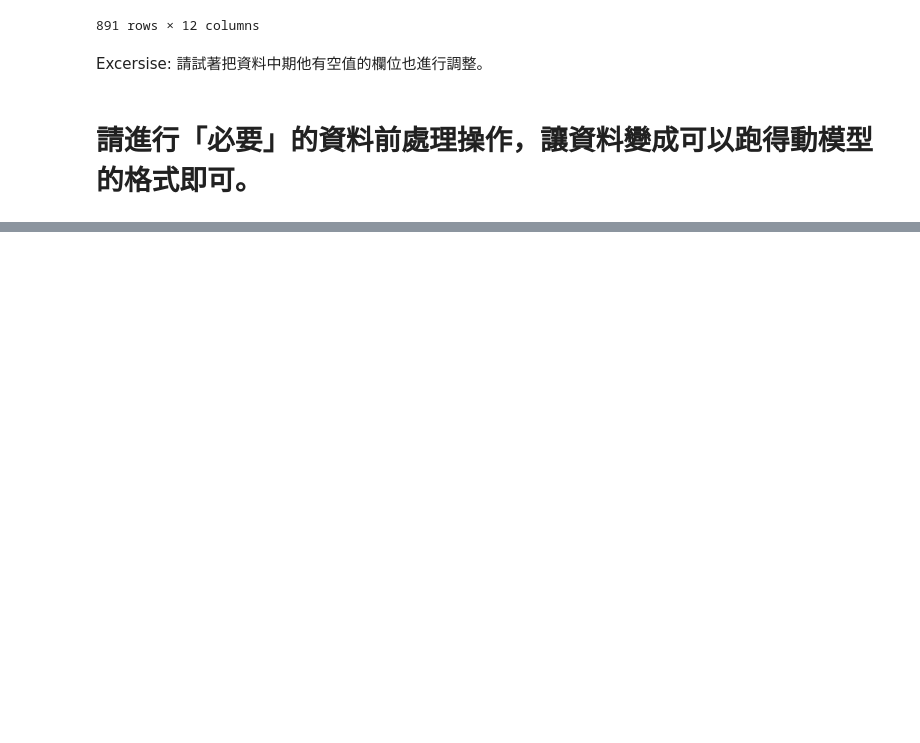
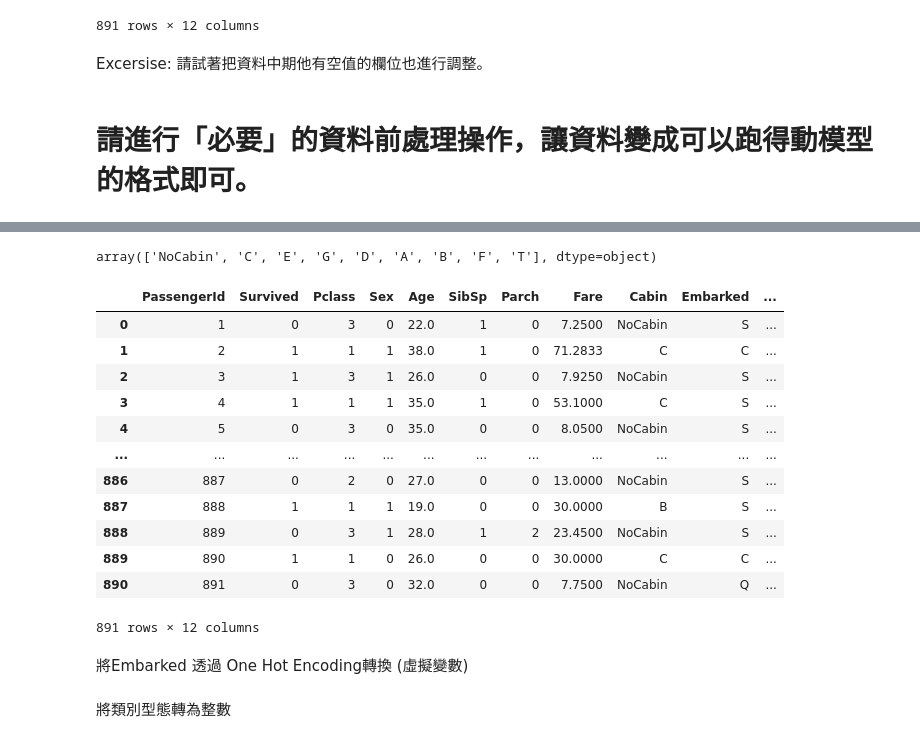
Before and after one commit to WeiChenTseng/Titanic-analysis, a Jupyter notebook: 專題實作_01_鐵達尼號存活預測.ipynb, the cells around one changed output, grey strips where cells are left out. Saved outputs shown, nothing was run; the diff lists cells and outputs as text; code cells hidden in the pictures; blank space fills up the shorter version.

```diff
--- a/專題實作_01_鐵達尼號存活預測.ipynb
+++ b/專題實作_01_鐵達尼號存活預測.ipynb
@@ -405,0 +425,3 @@ array([0.792     , 0.816     , 0.768     , 0.76612903, 0.7983871 ])
+# %%
+# 刪除原始資料中的欄位
+train_data.drop('Name', axis=1, inplace=True)
@@ -405,0 +445,6 @@ array([0.792     , 0.816     , 0.768     , 0.76612903, 0.7983871 ])
+# %%
+train_data['Ticket_info'] = train_data.Ticket.apply( lambda x:x.replace('.','').replace('/','').split(' ')[0] if not x.isdigit() else 'X')
+train_data['Ticket_info'].unique()
+# replace('.','') 將.取代成空白
+# replace('/','') 將/取代成空白
+# split('') 以空格為分割符號
@@ -405,0 +456,3 @@ array([0.792     , 0.816     , 0.768     , 0.76612903, 0.7983871 ])
+# %%
+# 刪除原始資料中的 Ticket 欄位
+train_data.drop( 'Ticket', axis=1, inplace=True)
@@ -405,0 +482,24 @@ array([0.792     , 0.816     , 0.768     , 0.76612903, 0.7983871 ])
+# %%
+train_data['Cabin'] = train_data['Cabin'].apply(lambda x:str(x)[0] if not pd.isnull(x) else 'NoCabin')
+train_data['Cabin'].unique()
+# %% [output]
+array(['NoCabin', 'C', 'E', 'G', 'D', 'A', 'B', 'F', 'T'], dtype=object)
+# %%
+train_data
+# %% [output]
+|  | PassengerId | Survived | Pclass | Sex | Age | SibSp | Parch | Fare | Cabin | Embarked | ... |
+| 0 | 1 | 0 | 3 | 0 | 22.0 | 1 | 0 | 7.2500 | NoCabin | S | ... |
+| 1 | 2 | 1 | 1 | 1 | 38.0 | 1 | 0 | 71.2833 | C | C | ... |
+| 2 | 3 | 1 | 3 | 1 | 26.0 | 0 | 0 | 7.9250 | NoCabin | S | ... |
+| 3 | 4 | 1 | 1 | 1 | 35.0 | 1 | 0 | 53.1000 | C | S | ... |
+| 4 | 5 | 0 | 3 | 0 | 35.0 | 0 | 0 | 8.0500 | NoCabin | S | ... |
+| ... | ... | ... | ... | ... | ... | ... | ... | ... | ... | ... | ... |
+| 886 | 887 | 0 | 2 | 0 | 27.0 | 0 | 0 | 13.0000 | NoCabin | S | ... |
+| 887 | 888 | 1 | 1 | 1 | 19.0 | 0 | 0 | 30.0000 | B | S | ... |
+| 888 | 889 | 0 | 3 | 1 | 28.0 | 1 | 2 | 23.4500 | NoCabin | S | ... |
+| 889 | 890 | 1 | 1 | 0 | 26.0 | 0 | 0 | 30.0000 | C | C | ... |
+| 890 | 891 | 0 | 3 | 0 | 32.0 | 0 | 0 | 7.7500 | NoCabin | Q | ... |
+891 rows × 12 columns
+# %% [markdown]
+將Embarked 透過 One Hot Encoding轉換
+(虛擬變數)
@@ -405,0 +511,2 @@ array([0.792     , 0.816     , 0.768     , 0.76612903, 0.7983871 ])
+# %% [markdown]
+將類別型態轉為整數
```
Also changed, not shown: parts of 41 cells of this notebook.
